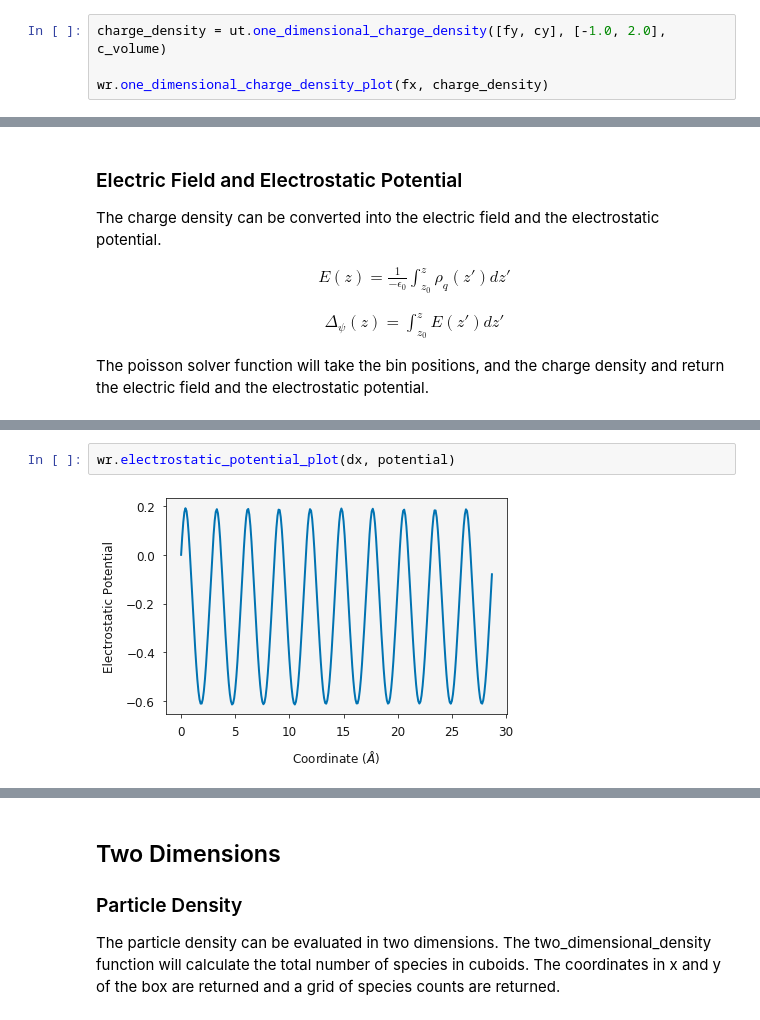
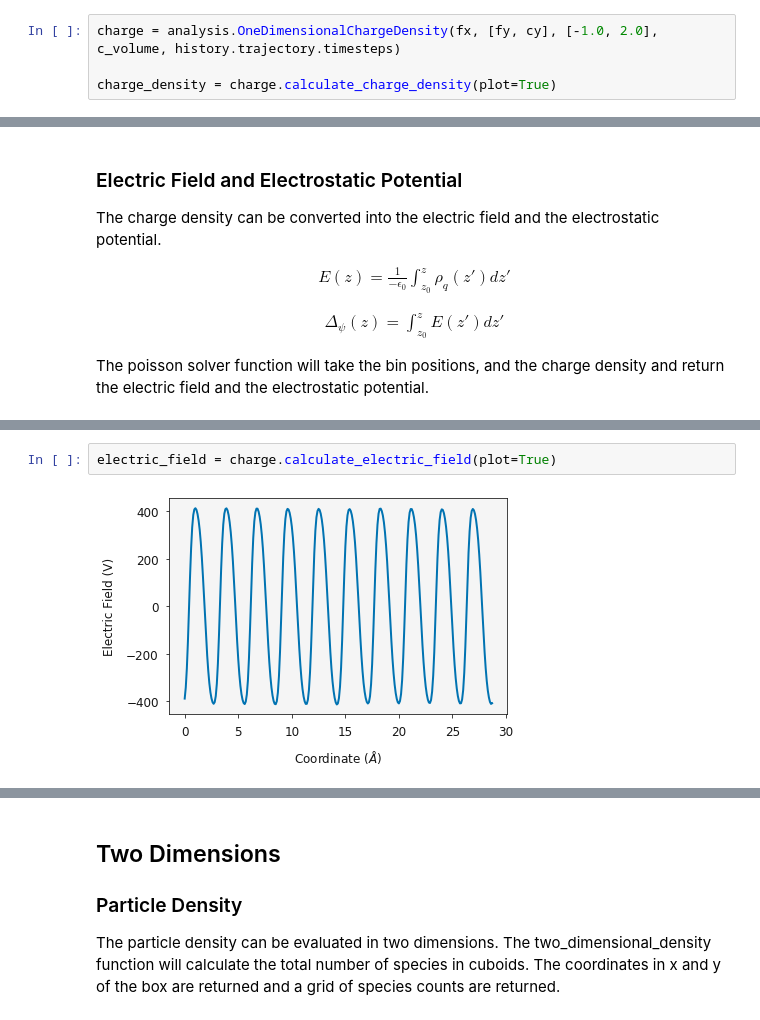
Before and after one commit to symmy596/Polypy, a Jupyter notebook: examples/notebooks/Density.ipynb, the cells around one changed output, grey strips where cells are left out. Drawn from its saved outputs; the diff is of its cells as text.

```diff
--- a/examples/notebooks/Density.ipynb
+++ b/examples/notebooks/Density.ipynb
@@ -58,9 +59,9 @@ where $\rho_{i}$ is the density of atom i and $q_{i}$ is its charge.
 
 The one_dimensional_charge_density function requires a list of particle densities, list of charges and the bin volume.
 # %%
-charge_density = ut.one_dimensional_charge_density([fy, cy], [-1.0, 2.0], c_volume)
+charge = analysis.OneDimensionalChargeDensity(fx, [fy, cy], [-1.0, 2.0], c_volume, history.trajectory.timesteps)
 
-wr.one_dimensional_charge_density_plot(fx, charge_density)
+charge_density = charge.calculate_charge_density(plot=True)
 # %% [output]
 [figure]
 # %% [markdown]
@@ -86,4 +82,4 @@ wr.electric_field_plot(dx, e_field)
-# %%
-wr.electrostatic_potential_plot(dx, potential)
-# %% [output]
-[figure, removed]
+# %%
+electric_field = charge.calculate_electric_field(plot=True)
+# %% [output]
+[figure, added]
```
Also changed, not shown: parts of 6 cells of this notebook, 22 other files.
